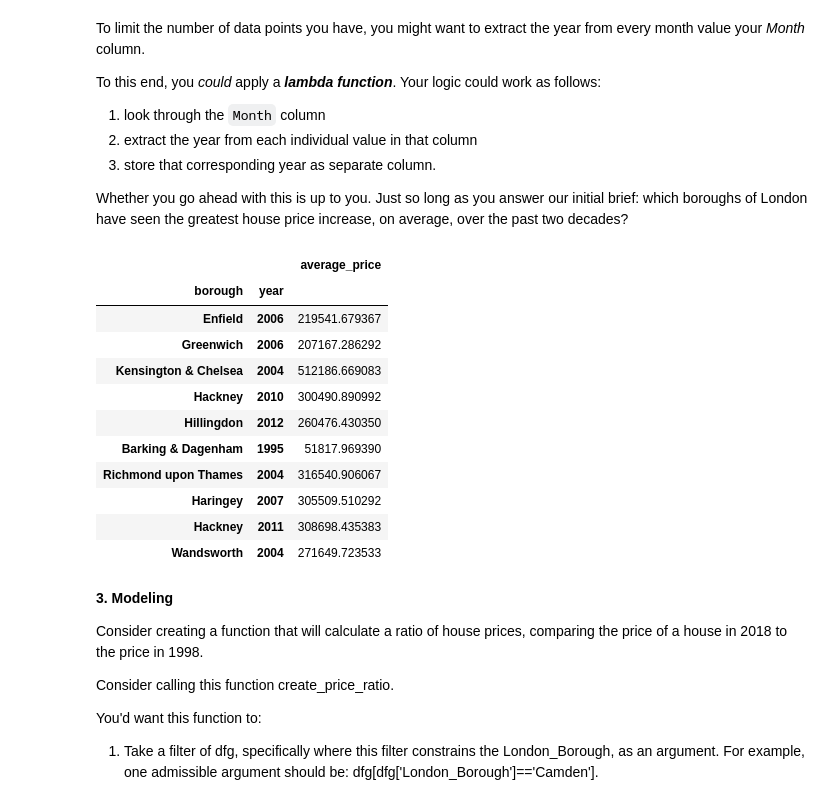
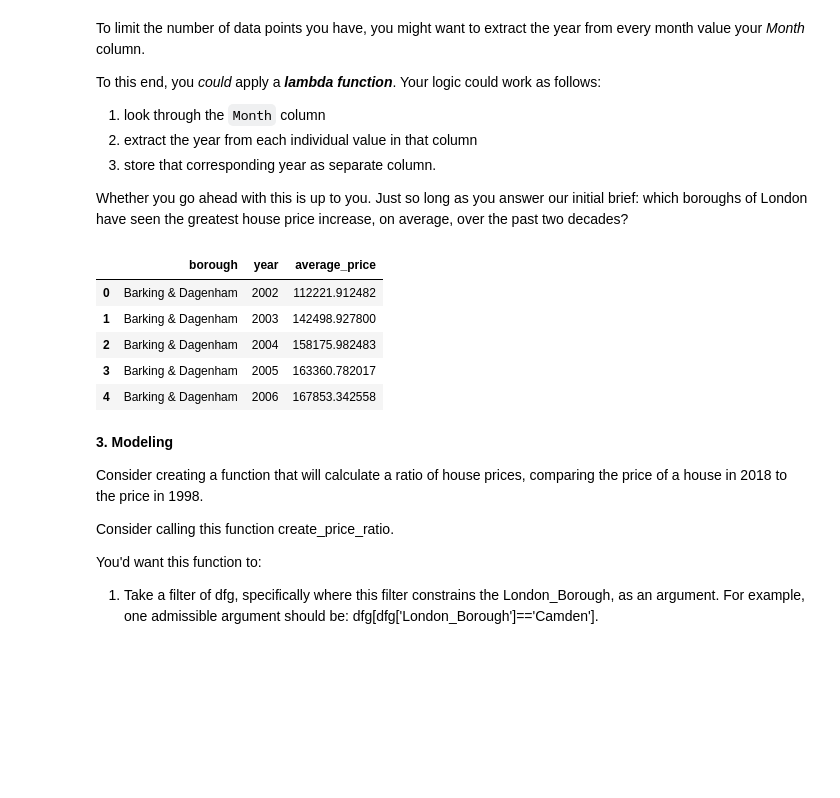
Before and after one commit to msc2106/springboard-data-science, a Jupyter notebook: Unit 4 Challenge - Tier 3.ipynb, the cells around one changed output. Saved outputs shown, nothing was run; the diff lists cells and outputs as text; code cells hidden in the pictures; blank space fills up the shorter version.

Commit message:
Unit 4 project got table

```diff
--- a/Unit 4 Challenge - Tier 3.ipynb
+++ b/Unit 4 Challenge - Tier 3.ipynb
@@ -265,29 +265,24 @@ To this end, you *could* apply a ***lambda function***. Your logic could work as
 
 Whether you go ahead with this is up to you. Just so long as you answer our initial brief: which boroughs of London have seen the greatest house price increase, on average, over the past two decades?
 # %%
-# taking the annual averages
+# taking the annual averages for the past 20 years of date, i.e. since 2002
 london_properties_annual = london_properties_tall.reset_index()
 london_properties_annual['year'] = london_properties_annual['date'].dt.year
 london_properties_annual = (
     london_properties_annual
     [['year', 'borough', 'average_price']]
-    .groupby(['borough', 'year'])
+    .query('year >= 2002')
+    .groupby(['borough', 'year'], as_index=False)
     .mean()
 )
-london_properties_annual.sample(10)
+london_properties_annual.head()
 # %% [output]
-|  |  | average_price |
-| borough | year |  |
-| Enfield | 2006 | 219541.679367 |
-| Greenwich | 2006 | 207167.286292 |
-| Kensington & Chelsea | 2004 | 512186.669083 |
-| Hackney | 2010 | 300490.890992 |
-| Hillingdon | 2012 | 260476.430350 |
-| Barking & Dagenham | 1995 | 51817.969390 |
-| Richmond upon Thames | 2004 | 316540.906067 |
-| Haringey | 2007 | 305509.510292 |
-| Hackney | 2011 | 308698.435383 |
-| Wandsworth | 2004 | 271649.723533 |
+|  | borough | year | average_price |
+| 0 | Barking & Dagenham | 2002 | 112221.912482 |
+| 1 | Barking & Dagenham | 2003 | 142498.927800 |
+| 2 | Barking & Dagenham | 2004 | 158175.982483 |
+| 3 | Barking & Dagenham | 2005 | 163360.782017 |
+| 4 | Barking & Dagenham | 2006 | 167853.342558 |
 # %% [markdown]
 **3. Modeling**
 
```
Also changed, not shown: parts of 1 cell of this notebook.
